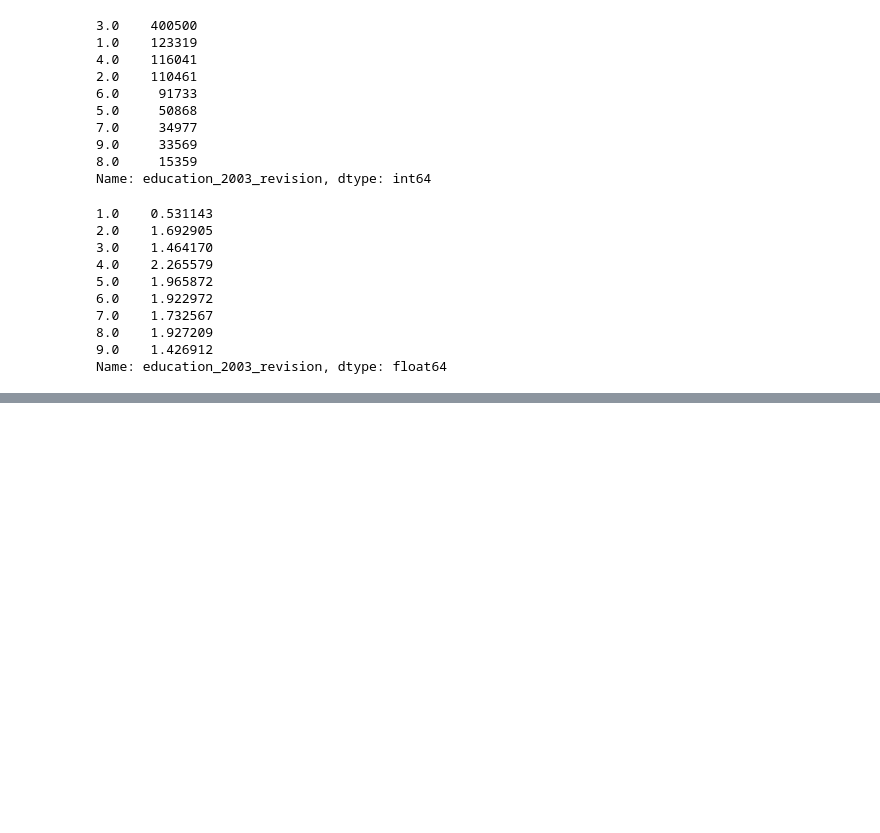
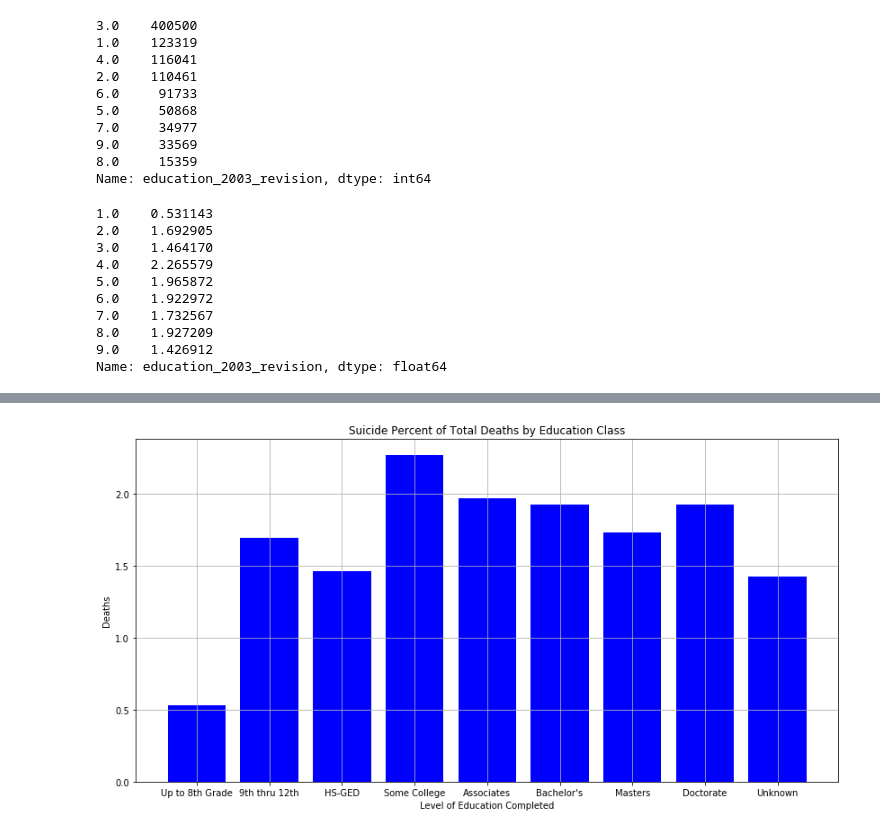
Before and after one commit to kuhlh2o/Team4_Project1_Hank, a Jupyter notebook: Hank_Project_1.ipynb, the cells around one changed output, grey strips where cells are left out. Saved outputs shown, nothing was run; the diff lists cells and outputs as text; code cells hidden in the pictures; blank space fills up the shorter version.

```diff
--- a/Hank_Project_1.ipynb
+++ b/Hank_Project_1.ipynb
@@ -1086,0 +1218,14 @@ Name: education_2003_revision, dtype: float64
+# %%
+# suicide by education bar chart
+plt.figure(figsize=(14,7))
+education = ["Up to 8th Grade","9th thru 12th","HS-GED","Some College","Associates","Bachelor's","Masters","Doctorate","Unknown"]
+x_axis = np.arange(len(suicide_ed_count))
+plt.bar(x_axis,ed_suicide_percent, color="b",align="center")
+tick_locations = [value for value in x_axis]
+plt.xticks(tick_locations,education)
+plt.title("Suicide Percent of Total Deaths by Education Class")
+plt.xlabel("Level of Education Completed")
+plt.ylabel("Deaths")
+plt.grid()
+# %% [output]
+[figure, added]
```
Also changed, not shown: parts of 38 cells of this notebook.
